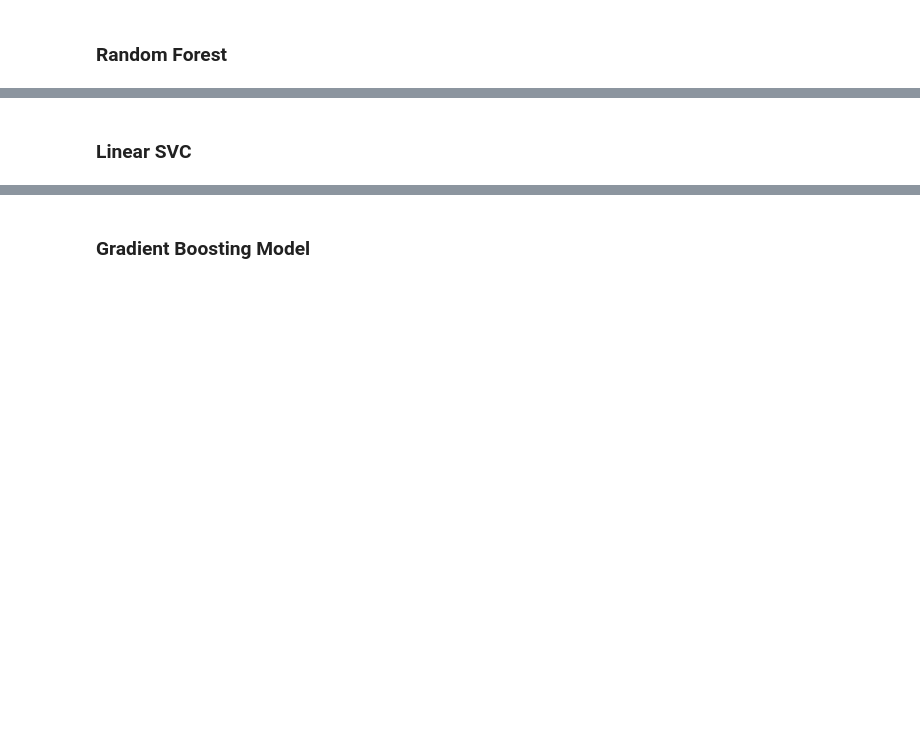
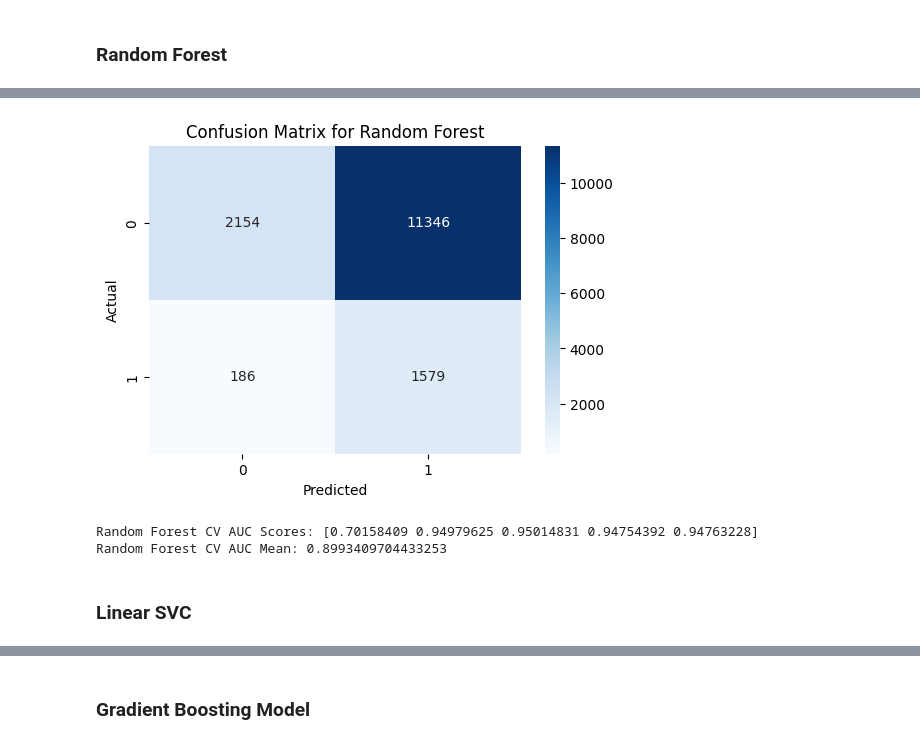
Before and after one commit to briggsprashar/ML-health-analytics-diabetes, a Jupyter notebook: HHA550_Final_Smoteenn_randomforest_imputations_final.ipynb, the cells around one changed output, grey strips where cells are left out. Cells and saved outputs as stored; diff of their text form; code cells hidden in the pictures; blank space fills up the shorter version.

Commit message:
randomforest

```diff
--- a/HHA550_Final_Smoteenn_randomforest_imputations_final.ipynb
+++ b/HHA550_Final_Smoteenn_randomforest_imputations_final.ipynb
@@ -1047,5 +1047,26 @@ plt.show()
-# %% [markdown]
-### Linear SVC
+# %%
+#error log for random forest
+from sklearn.metrics import confusion_matrix
+cm = confusion_matrix(y_valid, rf_preds)
+plt.figure(figsize=(6,4))
+sns.heatmap(cm, annot=True, fmt='d', cmap='Blues')
+plt.xlabel('Predicted')
+plt.ylabel('Actual')
+plt.title('Confusion Matrix for Random Forest')
+plt.show()
+# %% [output]
+[figure, added]
+# %%
+#cross validation for random forest
+from sklearn.model_selection import cross_val_score
+rf_cv_scores = cross_val_score(rf_clf, X_train, y_train, cv=5, scoring='roc_auc')
+print("Random Forest CV AUC Scores:", rf_cv_scores)
+print("Random Forest CV AUC Mean:", rf_cv_scores.mean())
+# %% [output]
+Random Forest CV AUC Scores: [0.70158409 0.94979625 0.95014831 0.94754392 0.94763228]
+Random Forest CV AUC Mean: 0.8993409704433253
+# %% [markdown]
+### Linear SVC
 # %%
 lsvc_clf = LinearSVC(random_state=111)
 lsvc_clf.fit(X_train, y_train)
```
Also changed, not shown: parts of 25 cells of this notebook, 1 other file.
